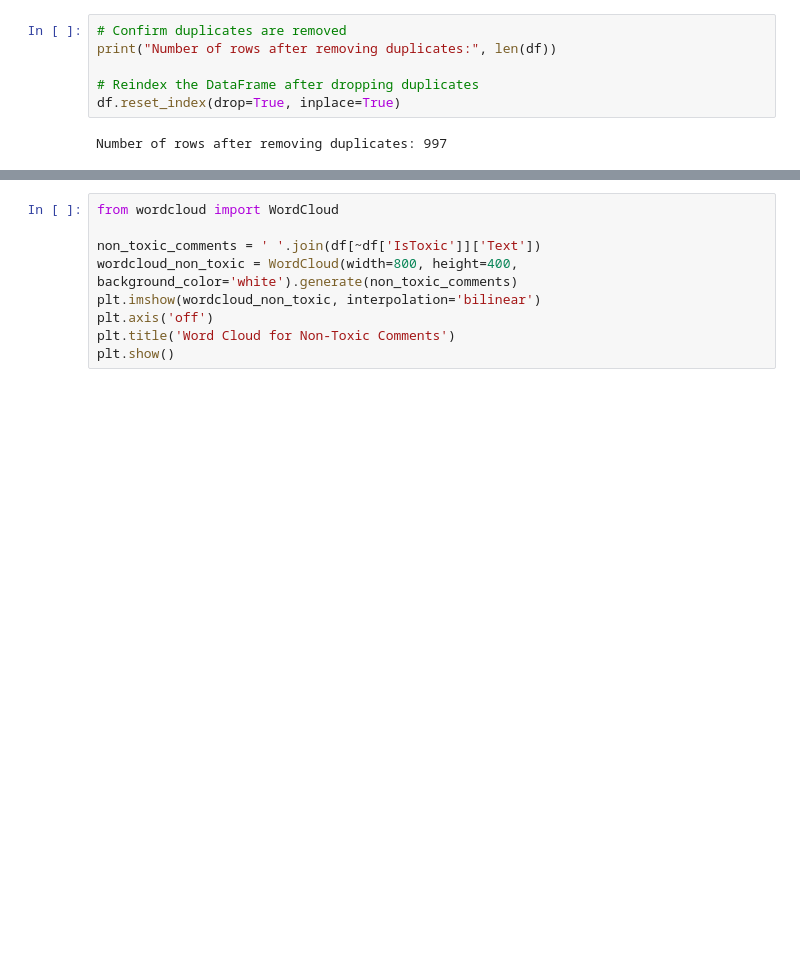
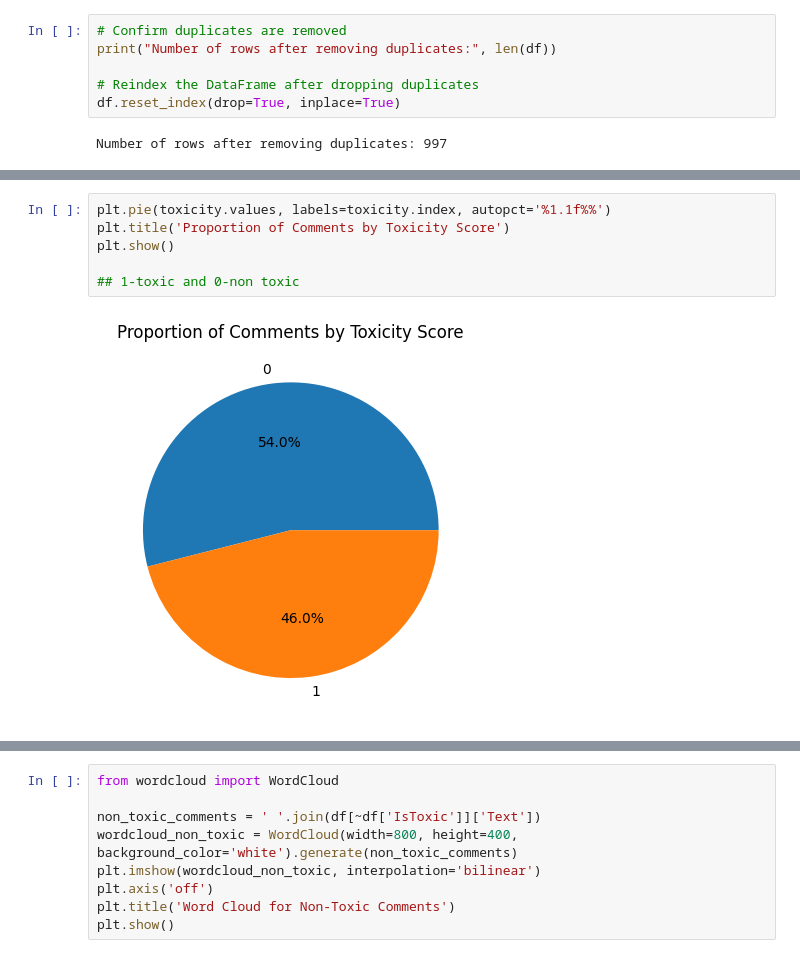
Before and after one commit to Parishri07/Youtube-toxic-comments-classification, a Jupyter notebook: YouTube_toxic_comment.ipynb, the cells around one changed output, grey strips where cells are left out. Cells and saved outputs as stored; diff of their text form; blank space fills up the shorter version.

```diff
--- a/YouTube_toxic_comment.ipynb
+++ b/YouTube_toxic_comment.ipynb
@@ -202,0 +191,8 @@ Number of rows after removing duplicates: 997
+# %%
+plt.pie(toxicity.values, labels=toxicity.index, autopct='%1.1f%%')
+plt.title('Proportion of Comments by Toxicity Score')
+plt.show()
+
+## 1-toxic and 0-non toxic
+# %% [output]
+[figure, added]
```
Also changed, not shown: parts of 35 cells of this notebook.
